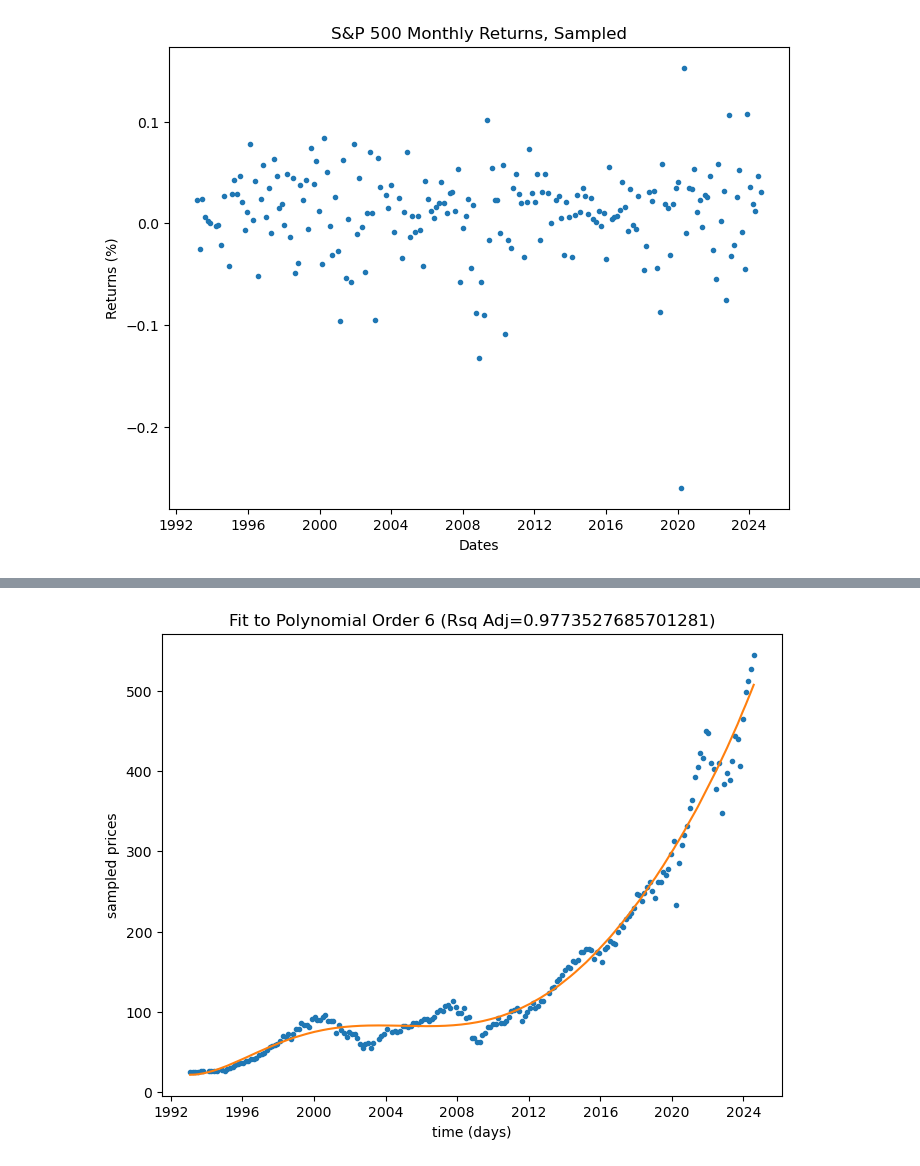
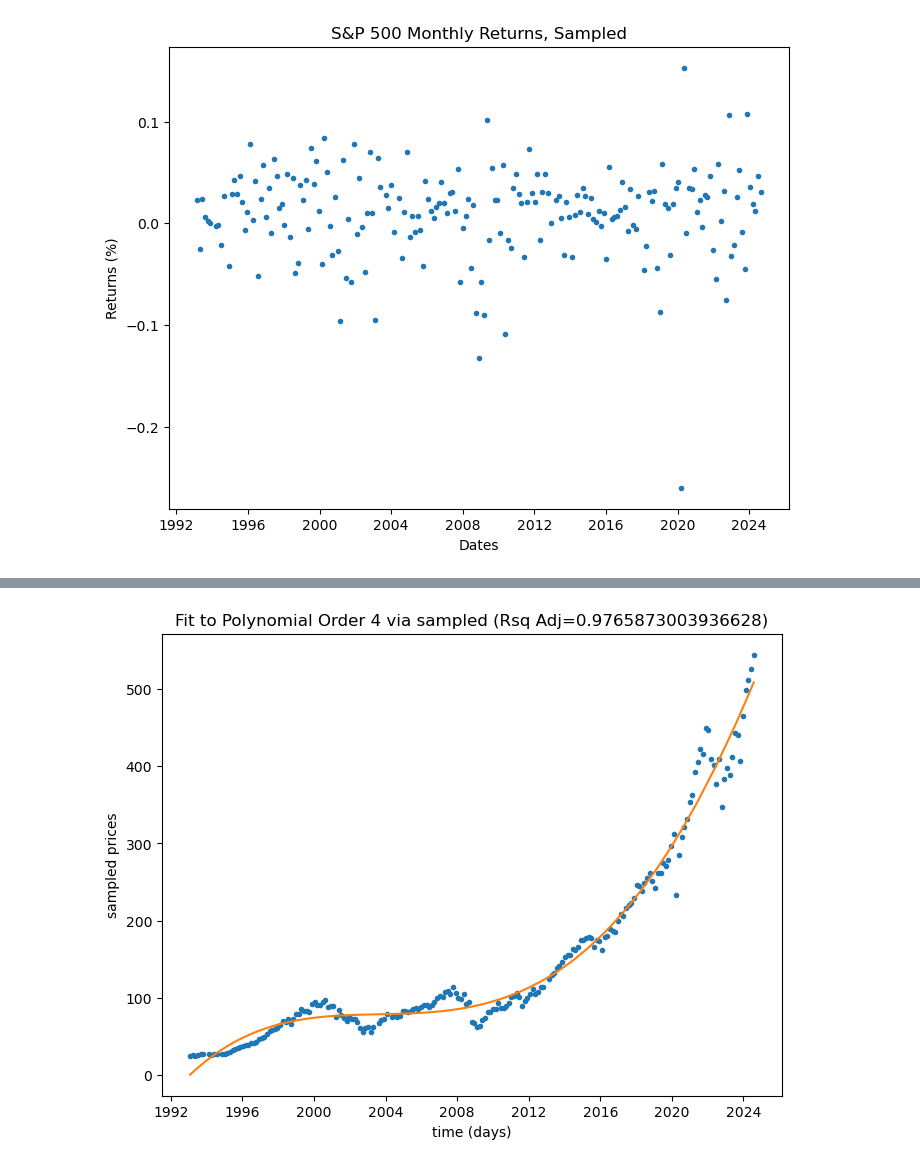
Before and after one commit to Rtasseff/condor_test, a Jupyter notebook: project/202410_initRefact_spy.ipynb, the cells around one changed output, grey strips where cells are left out. Cells and saved outputs as stored; diff of their text form; code cells hidden in the pictures.

```diff
--- a/project/202410_initRefact_spy.ipynb
+++ b/project/202410_initRefact_spy.ipynb
@@ -261,14 +275,87 @@ for determining quantaties of a statistical nature.
 ### fit trend line
 maxPolyOrder = 8
 # need consecutive numbers, not dates, values not important, evenly spaced
-y = np.arange(0,len(dates_samp),1)
-rsqAdjBest, nameBest, modelBest, prices_sampHatBest = genStats.fit_simp_model(y, prices_samp, maxPolyOrder)
+x = np.arange(0,len(dates),1)
+x_samp = x[inds]
+rsqAdj, name, model, prices_sampHat = genStats.fit_simp_model(x_samp, prices_samp, maxPolyOrder)
 
 # Plot the data for sanity check
 plt.figure(figsize=(8, 6))
-plt.plot(dates_samp, prices_samp,'.',dates_samp,prices_sampHatBest,'-')
+plt.plot(dates_samp, prices_samp,'.',dates_samp,prices_sampHat,'-')
 plt.xlabel('time (days)')
 plt.ylabel('sampled prices')
-plt.title('Fit to '+nameBest+' (Rsq Adj='+str(rsqAdjBest)+')')
+plt.title('Fit to '+name+' via sampled (Rsq Adj='+str(rsqAdj)+')')
 plt.show()
+
+
+_x_samp = np.arange(0,len(dates_samp),1)
+_rsqAdj, _name, _model, _prices_sampHat = genStats.fit_simp_model(_x_samp/1.0, prices_samp, maxPolyOrder)
+
+# Plot the data for sanity check
+plt.figure(figsize=(8, 6))
+plt.plot(dates_samp, prices_samp,'.',dates_samp,_prices_sampHat,'-')
+plt.xlabel('time (days)')
+plt.ylabel('sampled prices')
+plt.title('Fit to '+name+' via sequanced (Rsq Adj='+str(rsqAdj)+')')
+plt.show()
+
+
+__rsqAdj, __name, __model, __prices_sampHat = genStats.fit_simp_model(x_samp/1., prices_samp, maxPolyOrder)
+
+# Plot the data for sanity check
+plt.figure(figsize=(8, 6))
+plt.plot(dates_samp, prices_samp,'.',dates_samp,__prices_sampHat,'-')
+plt.xlabel('time (days)')
+plt.ylabel('sampled prices')
+plt.title('Fit to '+name+' via sampled scaled 1.0 (Rsq Adj='+str(rsqAdj)+')')
+plt.show()
+
+
+__rsqAdj, __name, __model, __prices_sampHat = genStats.fit_simp_model(x_samp/10., prices_samp, maxPolyOrder)
+
+# Plot the data for sanity check
+plt.figure(figsize=(8, 6))
+plt.plot(dates_samp, prices_samp,'.',dates_samp,__prices_sampHat,'-')
+plt.xlabel('time (days)')
+plt.ylabel('sampled prices')
+plt.title('Fit to '+name+' via sampled scaled 10 (Rsq Adj='+str(rsqAdj)+')')
+plt.show()
+
+__rsqAdj, __name, __model, __prices_sampHat = genStats.fit_simp_model(x_samp/100., prices_samp, maxPolyOrder)
+
+# Plot the data for sanity check
+plt.figure(figsize=(8, 6))
+plt.plot(dates_samp, prices_samp,'.',dates_samp,__prices_sampHat,'-')
+plt.xlabel('time (days)')
+plt.ylabel('sampled prices')
+plt.title('Fit to '+name+' via sampled scaled 100 (Rsq Adj='+str(rsqAdj)+')')
+plt.show()
+
+__rsqAdj, __name, __model, __prices_sampHat = genStats.fit_simp_model(x_samp/1000., prices_samp, maxPolyOrder)
+
+# Plot the data for sanity check
+plt.figure(figsize=(8, 6))
+plt.plot(dates_samp, prices_samp,'.',dates_samp,__prices_sampHat,'-')
+plt.xlabel('time (days)')
+plt.ylabel('sampled prices')
+plt.title('Fit to '+name+' via sampled scaled 1000 (Rsq Adj='+str(rsqAdj)+')')
+plt.show()
+
+# in thory we can arbitrarily set it, but due to the numerics of
+# the OLS solver, it seems like this scaling prevents wierdness
+# in how the early dates are fit (some weighting issue)
+xScaleFact = sampFreq
+x_samp = x_samp/xScaleFact
+# for future sake need to keep these treated the same
+x = x/xScaleFact
+
+rsqAdj, name, model, prices_sampHat = genStats.fit_simp_model(x_samp, prices_samp, maxPolyOrder)
+
+# Plot the data for sanity check
+plt.figure(figsize=(8, 6))
+plt.plot(dates_samp, prices_samp,'.',dates_samp,prices_sampHat,'-')
+plt.xlabel('time (days)')
+plt.ylabel('sampled prices')
+plt.title('Fit to '+name+' via sampled scaled sampFreq (Rsq Adj='+str(rsqAdj)+')')
+plt.show()
 # %% [output]
@@ -285 +362 @@ Log Function
-[figure, old version]
+[figure, new version]
```
Also changed, not shown: parts of 6 cells of this notebook, 1 other file.
